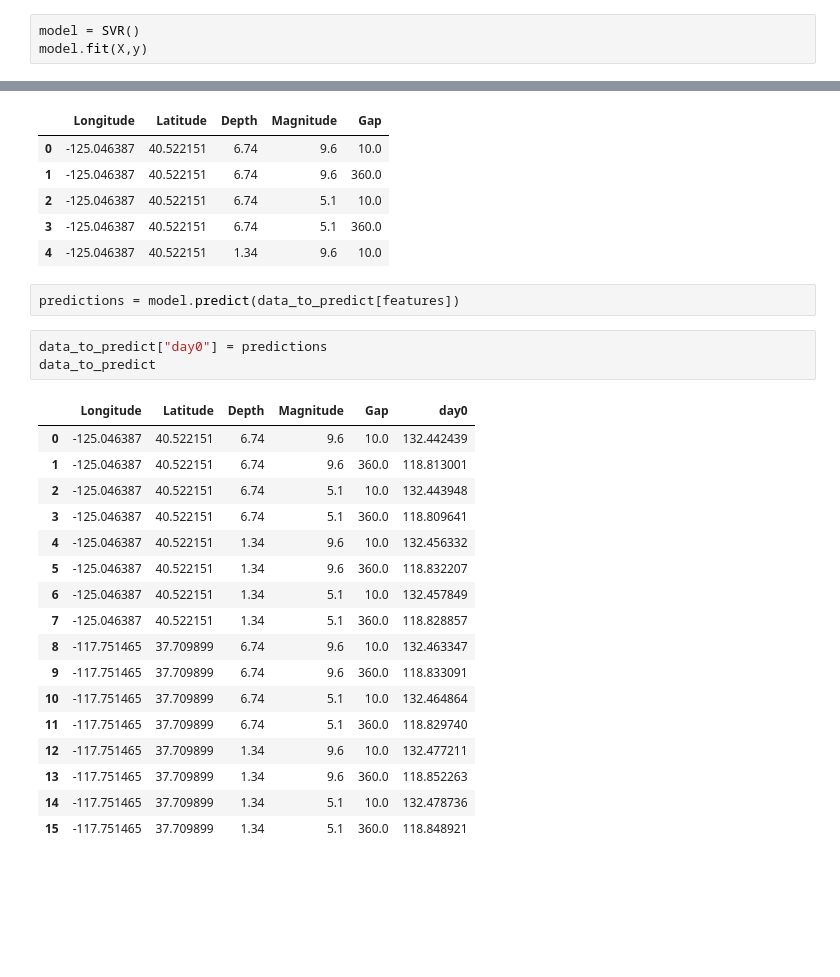
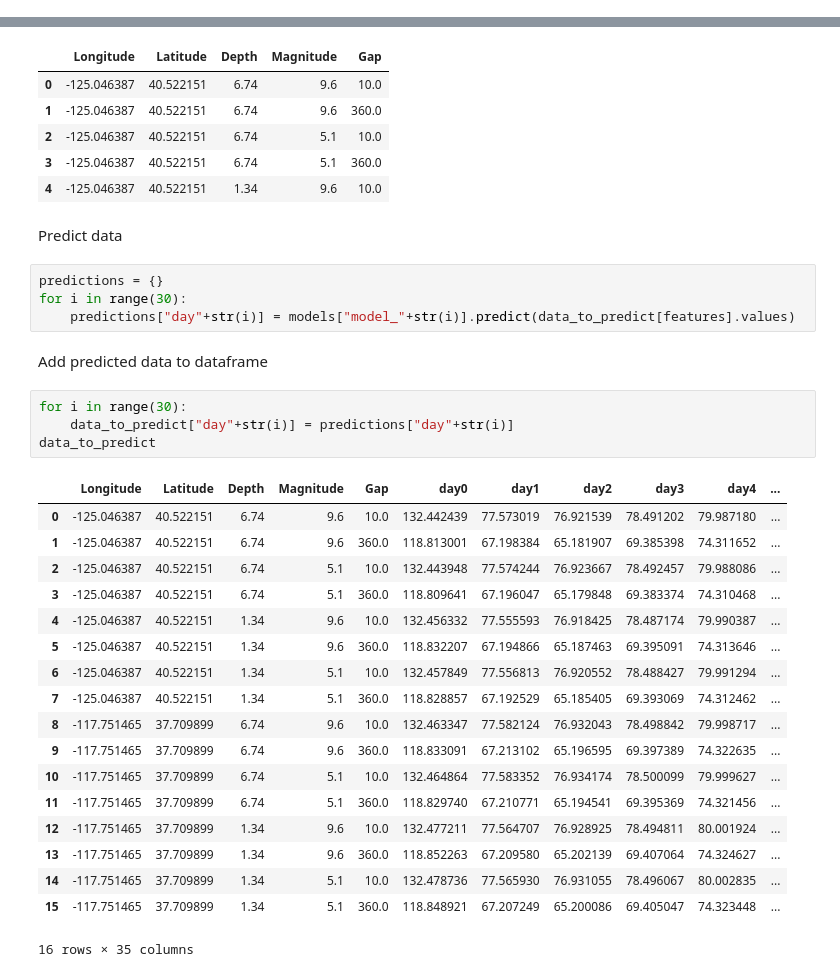
Before and after one commit to krattya/Natural-Disasters-App, a Jupyter notebook: forecast/forecast.ipynb, the cells around one changed output, grey strips where cells are left out. Drawn from its saved outputs; the diff is of its cells as text; blank space fills up the shorter version.

```diff
--- a/forecast/forecast.ipynb
+++ b/forecast/forecast.ipynb
@@ -146,6 +130,3 @@ preprocessor = ColumnTransformer(
 X = preprocessor.fit_transform(X)
 # %% [markdown]
 Train model for day0
-# %%
-model = SVR()
-model.fit(X,y)
@@ -176,26 +160,34 @@ data_to_predict.head()
 | 2 | -125.046387 | 40.522151 | 6.74 | 5.1 | 10.0 |
 | 3 | -125.046387 | 40.522151 | 6.74 | 5.1 | 360.0 |
 | 4 | -125.046387 | 40.522151 | 1.34 | 9.6 | 10.0 |
-# %%
-predictions = model.predict(data_to_predict[features])
-# %%
-data_to_predict["day0"] = predictions
-data_to_predict
-# %% [output]
-|  | Longitude | Latitude | Depth | Magnitude | Gap | day0 |
-| 0 | -125.046387 | 40.522151 | 6.74 | 9.6 | 10.0 | 132.442439 |
-| 1 | -125.046387 | 40.522151 | 6.74 | 9.6 | 360.0 | 118.813001 |
-| 2 | -125.046387 | 40.522151 | 6.74 | 5.1 | 10.0 | 132.443948 |
-| 3 | -125.046387 | 40.522151 | 6.74 | 5.1 | 360.0 | 118.809641 |
-| 4 | -125.046387 | 40.522151 | 1.34 | 9.6 | 10.0 | 132.456332 |
-| 5 | -125.046387 | 40.522151 | 1.34 | 9.6 | 360.0 | 118.832207 |
-| 6 | -125.046387 | 40.522151 | 1.34 | 5.1 | 10.0 | 132.457849 |
-| 7 | -125.046387 | 40.522151 | 1.34 | 5.1 | 360.0 | 118.828857 |
-| 8 | -117.751465 | 37.709899 | 6.74 | 9.6 | 10.0 | 132.463347 |
-| 9 | -117.751465 | 37.709899 | 6.74 | 9.6 | 360.0 | 118.833091 |
-| 10 | -117.751465 | 37.709899 | 6.74 | 5.1 | 10.0 | 132.464864 |
-| 11 | -117.751465 | 37.709899 | 6.74 | 5.1 | 360.0 | 118.829740 |
-| 12 | -117.751465 | 37.709899 | 1.34 | 9.6 | 10.0 | 132.477211 |
-| 13 | -117.751465 | 37.709899 | 1.34 | 9.6 | 360.0 | 118.852263 |
-| 14 | -117.751465 | 37.709899 | 1.34 | 5.1 | 10.0 | 132.478736 |
-| 15 | -117.751465 | 37.709899 | 1.34 | 5.1 | 360.0 | 118.848921 |
+# %% [markdown]
+Predict data
+# %%
+predictions = {}
+for i in range(30):
+    predictions["day"+str(i)] = models["model_"+str(i)].predict(data_to_predict[features].values)
+# %% [markdown]
+Add predicted data to dataframe
+# %%
+for i in range(30):
+    data_to_predict["day"+str(i)] = predictions["day"+str(i)]
+data_to_predict
+# %% [output]
+|  | Longitude | Latitude | Depth | Magnitude | Gap | day0 | day1 | day2 | day3 | day4 | ... |
+| 0 | -125.046387 | 40.522151 | 6.74 | 9.6 | 10.0 | 132.442439 | 77.573019 | 76.921539 | 78.491202 | 79.987180 | ... |
+| 1 | -125.046387 | 40.522151 | 6.74 | 9.6 | 360.0 | 118.813001 | 67.198384 | 65.181907 | 69.385398 | 74.311652 | ... |
+| 2 | -125.046387 | 40.522151 | 6.74 | 5.1 | 10.0 | 132.443948 | 77.574244 | 76.923667 | 78.492457 | 79.988086 | ... |
+| 3 | -125.046387 | 40.522151 | 6.74 | 5.1 | 360.0 | 118.809641 | 67.196047 | 65.179848 | 69.383374 | 74.310468 | ... |
+| 4 | -125.046387 | 40.522151 | 1.34 | 9.6 | 10.0 | 132.456332 | 77.555593 | 76.918425 | 78.487174 | 79.990387 | ... |
+| 5 | -125.046387 | 40.522151 | 1.34 | 9.6 | 360.0 | 118.832207 | 67.194866 | 65.187463 | 69.395091 | 74.313646 | ... |
+| 6 | -125.046387 | 40.522151 | 1.34 | 5.1 | 10.0 | 132.457849 | 77.556813 | 76.920552 | 78.488427 | 79.991294 | ... |
+| 7 | -125.046387 | 40.522151 | 1.34 | 5.1 | 360.0 | 118.828857 | 67.192529 | 65.185405 | 69.393069 | 74.312462 | ... |
+| 8 | -117.751465 | 37.709899 | 6.74 | 9.6 | 10.0 | 132.463347 | 77.582124 | 76.932043 | 78.498842 | 79.998717 | ... |
+| 9 | -117.751465 | 37.709899 | 6.74 | 9.6 | 360.0 | 118.833091 | 67.213102 | 65.196595 | 69.397389 | 74.322635 | ... |
+| 10 | -117.751465 | 37.709899 | 6.74 | 5.1 | 10.0 | 132.464864 | 77.583352 | 76.934174 | 78.500099 | 79.999627 | ... |
+| 11 | -117.751465 | 37.709899 | 6.74 | 5.1 | 360.0 | 118.829740 | 67.210771 | 65.194541 | 69.395369 | 74.321456 | ... |
+| 12 | -117.751465 | 37.709899 | 1.34 | 9.6 | 10.0 | 132.477211 | 77.564707 | 76.928925 | 78.494811 | 80.001924 | ... |
+| 13 | -117.751465 | 37.709899 | 1.34 | 9.6 | 360.0 | 118.852263 | 67.209580 | 65.202139 | 69.407064 | 74.324627 | ... |
+| 14 | -117.751465 | 37.709899 | 1.34 | 5.1 | 10.0 | 132.478736 | 77.565930 | 76.931055 | 78.496067 | 80.002835 | ... |
+| 15 | -117.751465 | 37.709899 | 1.34 | 5.1 | 360.0 | 118.848921 | 67.207249 | 65.200086 | 69.405047 | 74.323448 | ... |
+16 rows × 35 columns
```
Also changed, not shown: parts of 13 cells of this notebook.
